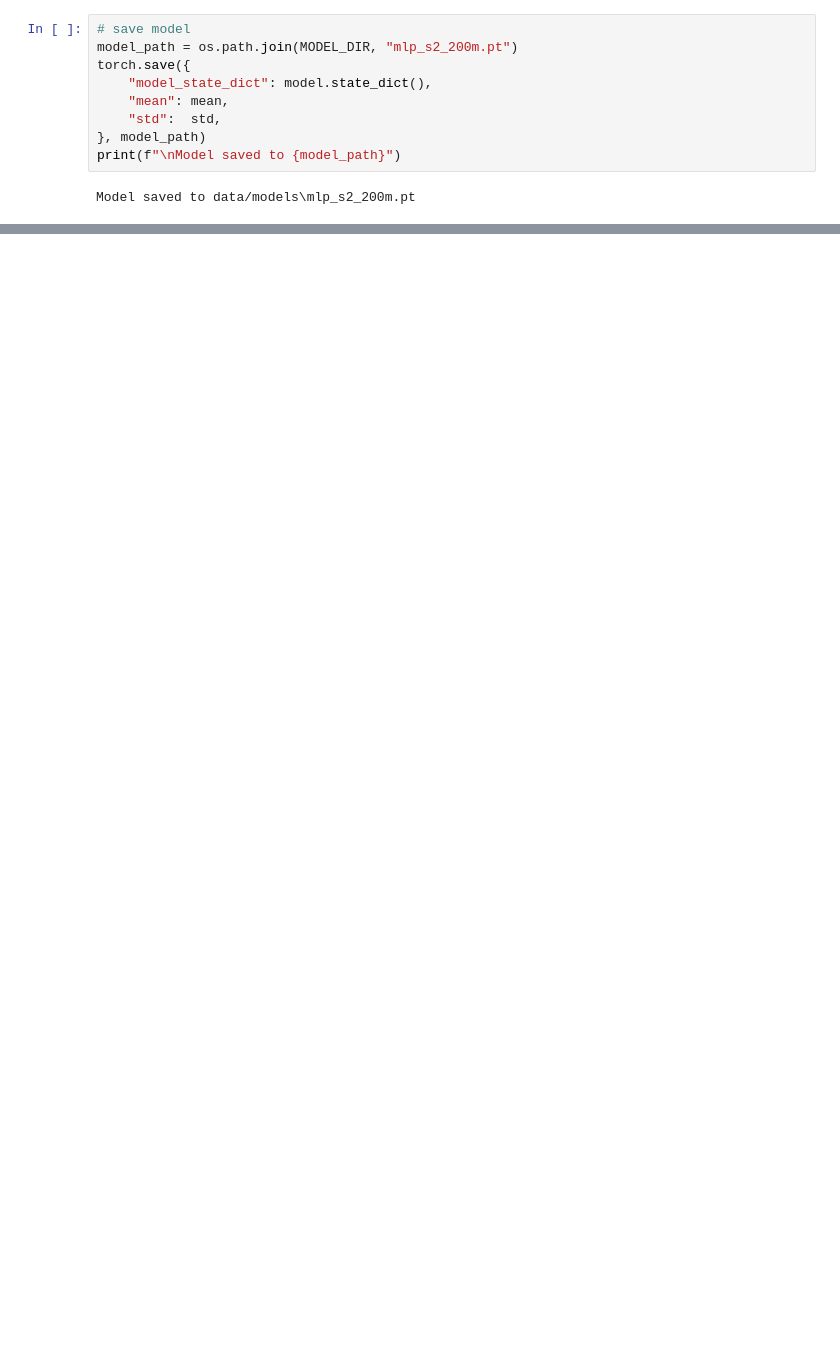
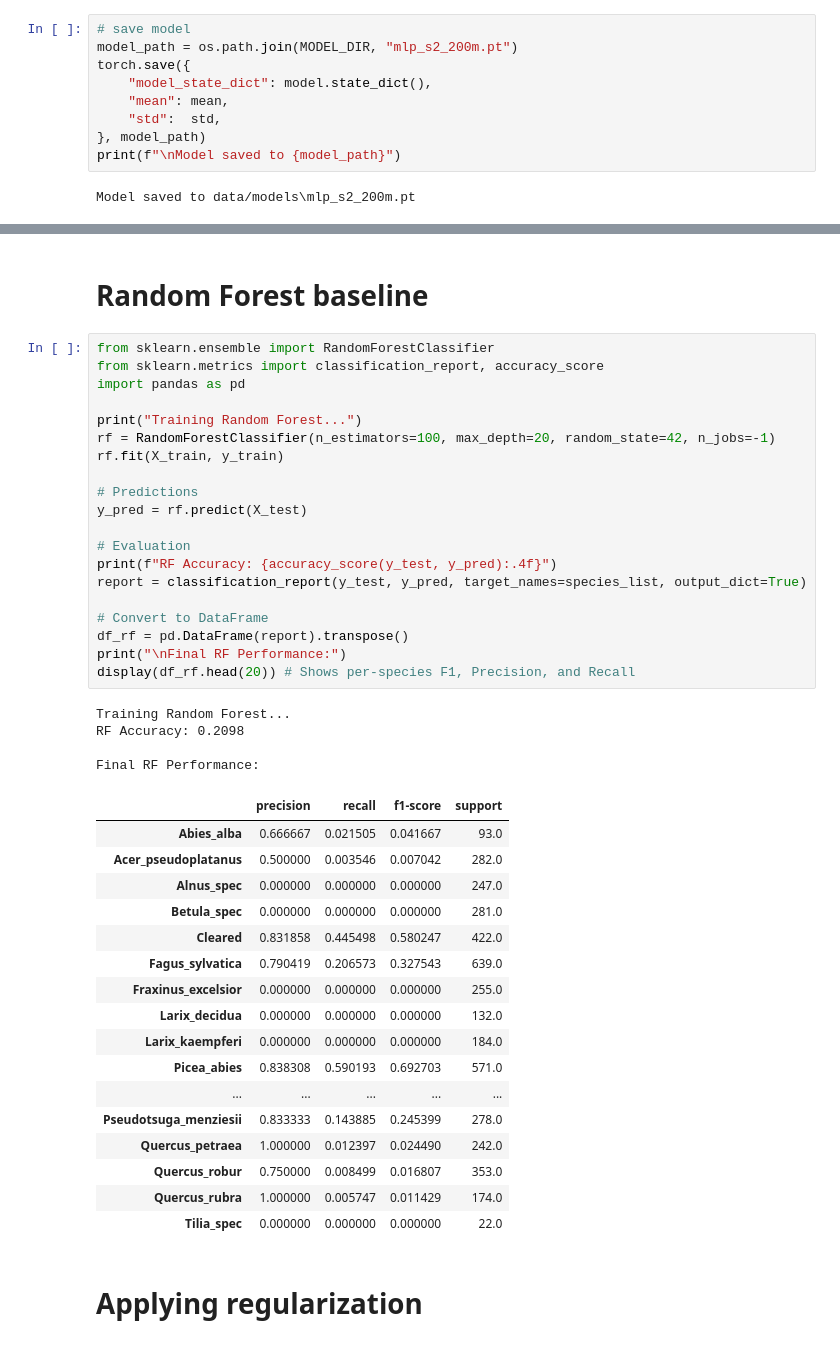
Before and after one commit to m-uceda/BIP2026, a Jupyter notebook: model/model.ipynb, the cells around one changed output, grey strips where cells are left out. Drawn from its saved outputs; the diff is of its cells as text; blank space fills up the shorter version.

Commit message:
MLP + regularization + RF

```diff
--- a/model/model.ipynb
+++ b/model/model.ipynb
@@ -375 +360,47 @@ Tilia_spec                         0.4000     0.1818     0.2500     0.1173
 ===========================================================================
+# %% [markdown]
+# Random Forest baseline
+# %%
+from sklearn.ensemble import RandomForestClassifier
+from sklearn.metrics import classification_report, accuracy_score
+import pandas as pd
+
+print("Training Random Forest...")
+rf = RandomForestClassifier(n_estimators=100, max_depth=20, random_state=42, n_jobs=-1)
+rf.fit(X_train, y_train)
+
+# Predictions
+y_pred = rf.predict(X_test)
+
+# Evaluation
+print(f"RF Accuracy: {accuracy_score(y_test, y_pred):.4f}")
+report = classification_report(y_test, y_pred, target_names=species_list, output_dict=True)
+
+# Convert to DataFrame
+df_rf = pd.DataFrame(report).transpose()
+print("\nFinal RF Performance:")
+display(df_rf.head(20)) # Shows per-species F1, Precision, and Recall
+# %% [output]
+Training Random Forest...
+RF Accuracy: 0.2098
+
+Final RF Performance:
+|  | precision | recall | f1-score | support |
+| Abies_alba | 0.666667 | 0.021505 | 0.041667 | 93.0 |
+| Acer_pseudoplatanus | 0.500000 | 0.003546 | 0.007042 | 282.0 |
+| Alnus_spec | 0.000000 | 0.000000 | 0.000000 | 247.0 |
+| Betula_spec | 0.000000 | 0.000000 | 0.000000 | 281.0 |
+| Cleared | 0.831858 | 0.445498 | 0.580247 | 422.0 |
+| Fagus_sylvatica | 0.790419 | 0.206573 | 0.327543 | 639.0 |
+| Fraxinus_excelsior | 0.000000 | 0.000000 | 0.000000 | 255.0 |
+| Larix_decidua | 0.000000 | 0.000000 | 0.000000 | 132.0 |
+| Larix_kaempferi | 0.000000 | 0.000000 | 0.000000 | 184.0 |
+| Picea_abies | 0.838308 | 0.590193 | 0.692703 | 571.0 |
+| ... | ... | ... | ... | ... |
+| Pseudotsuga_menziesii | 0.833333 | 0.143885 | 0.245399 | 278.0 |
+| Quercus_petraea | 1.000000 | 0.012397 | 0.024490 | 242.0 |
+| Quercus_robur | 0.750000 | 0.008499 | 0.016807 | 353.0 |
+| Quercus_rubra | 1.000000 | 0.005747 | 0.011429 | 174.0 |
+| Tilia_spec | 0.000000 | 0.000000 | 0.000000 | 22.0 |
+# %% [markdown]
+# Applying regularization
```
Also changed, not shown: parts of 17 cells of this notebook.
